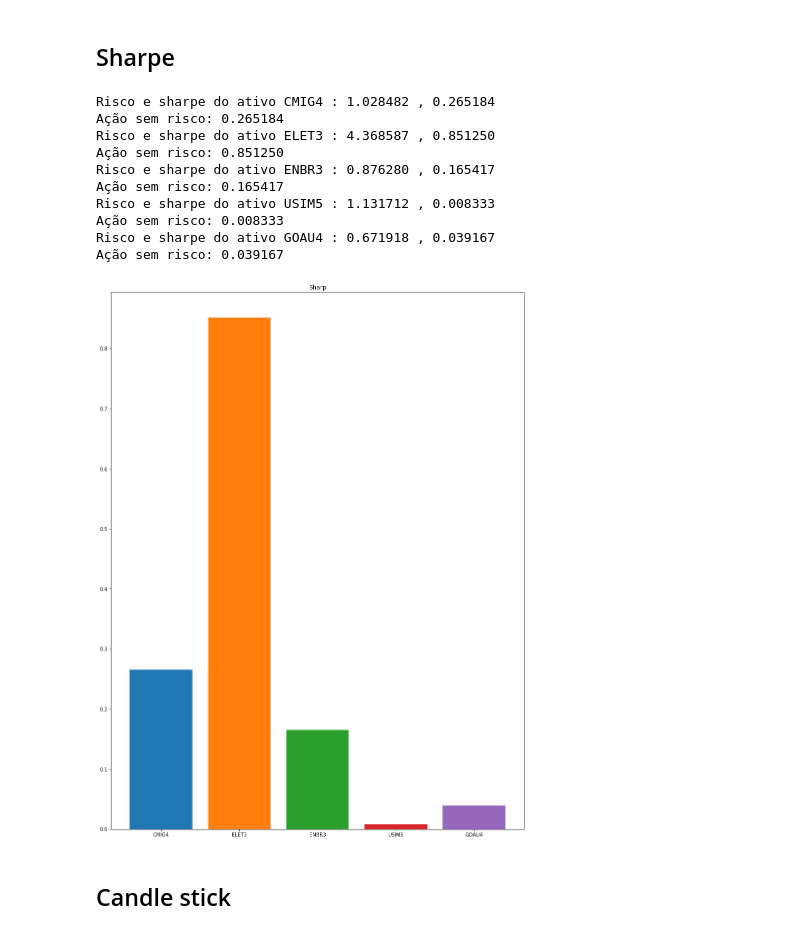
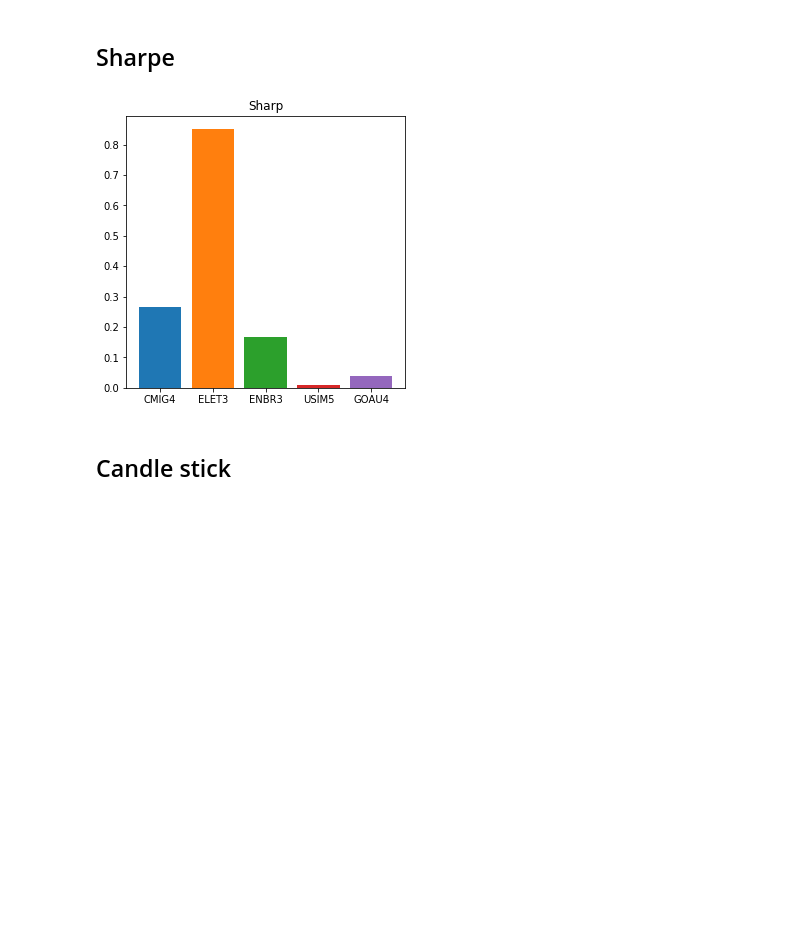
Before and after one commit to AlgotradingQueLucra/Trabalho-1, a Jupyter notebook: Primeira_2BAtividade_2BPr_C3_A1tica_2BAvaliativa.ipynb, the cells around one changed output. Cells and saved outputs as stored; diff of their text form; code cells hidden in the pictures; blank space fills up the shorter version.

Commit message:
Consertando gráfico risco x retorno

```diff
--- a/Primeira_2BAtividade_2BPr_C3_A1tica_2BAvaliativa.ipynb
+++ b/Primeira_2BAtividade_2BPr_C3_A1tica_2BAvaliativa.ipynb
@@ -602,28 +600,16 @@ for acao in acoes_df:
 ## Sharpe
 # %%
 
-fig, axes = plt.subplots(1, 1, figsize=(15, 20))
+fig, axes = plt.subplots(1, 1, figsize=(5,5))
 import numpy as np
 for acao in acoes_df:
     risco = np.std(acao[1]['Retorno'])
     acao_sem_risco = np.mean(acao[1]['Retorno'])
     sharpe = ((acao_sem_risco + acao_sem_risco*risco) - acao_sem_risco)/risco
-    print("Risco e sharpe do ativo %s : %f , %f" %(acao[0],risco,sharpe))
-    print("Ação sem risco: %f" % acao_sem_risco)
     axes.set_title('Sharp')
     axes.bar(acao[0],sharpe)
 # %% [output]
-Risco e sharpe do ativo CMIG4 : 1.028482 , 0.265184
-Ação sem risco: 0.265184
-Risco e sharpe do ativo ELET3 : 4.368587 , 0.851250
-Ação sem risco: 0.851250
-Risco e sharpe do ativo ENBR3 : 0.876280 , 0.165417
-Ação sem risco: 0.165417
-Risco e sharpe do ativo USIM5 : 1.131712 , 0.008333
-Ação sem risco: 0.008333
-Risco e sharpe do ativo GOAU4 : 0.671918 , 0.039167
-Ação sem risco: 0.039167
-[figure, old version]
+[figure, new version]
 # %% [markdown]
 ## Candle stick
 # %%
```
Also changed, not shown: parts of 3 cells of this notebook.
